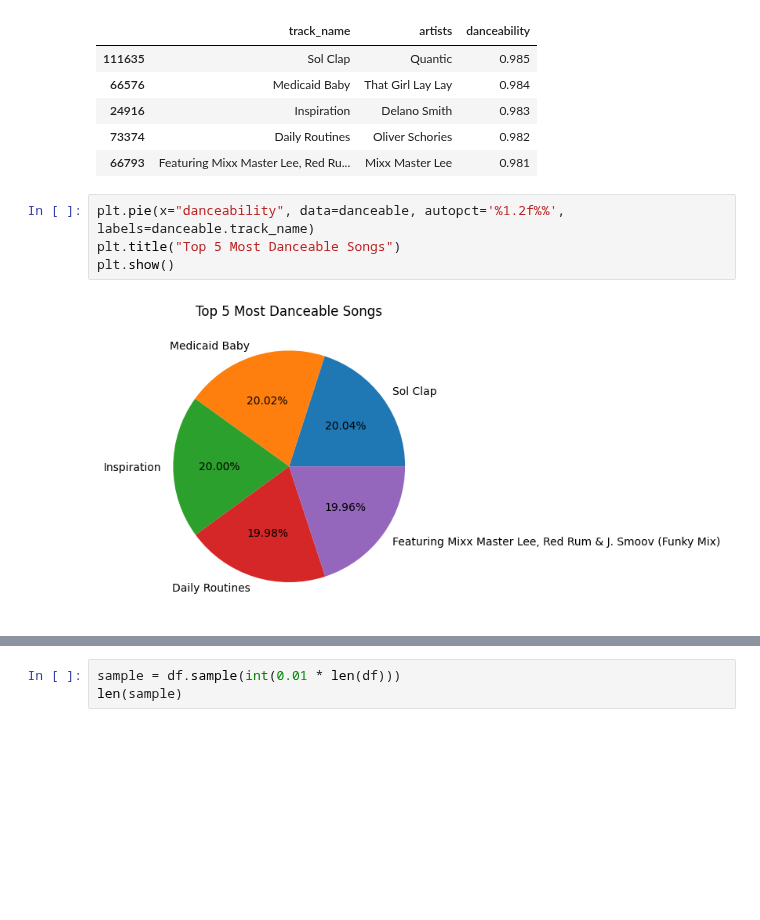
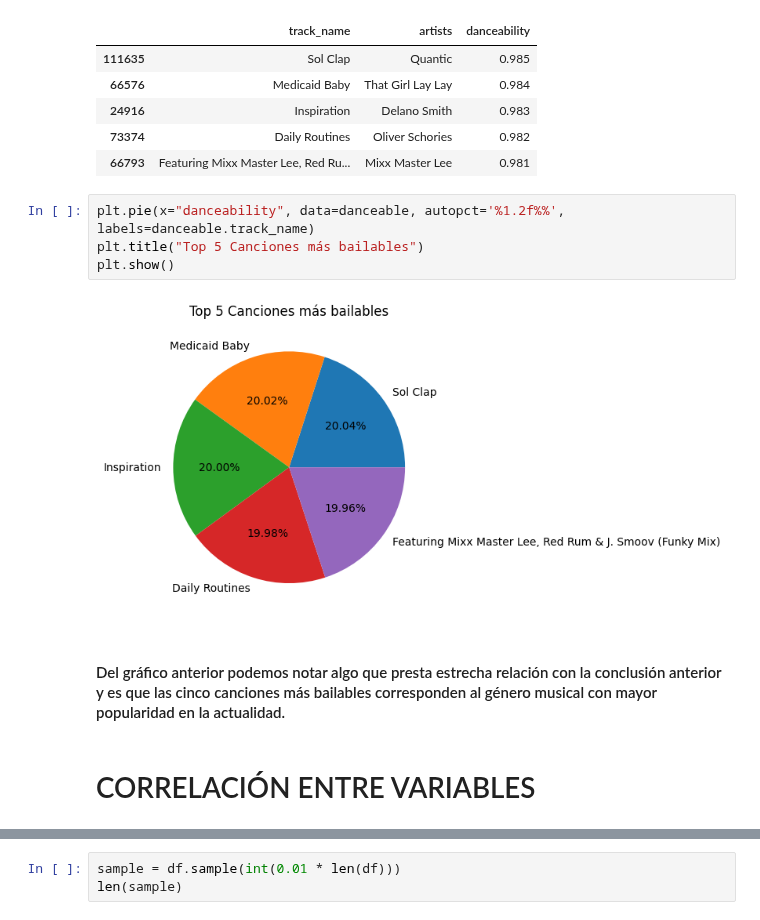
Before and after one commit to FacundoCardozo5/Nuevo-repo, a Jupyter notebook: notebooks/Proyecto_ParteIII_Cardozo.ipynb, the cells around one changed output, grey strips where cells are left out. Drawn from its saved outputs; the diff is of its cells as text; blank space fills up the shorter version.

```diff
--- a/notebooks/Proyecto_ParteIII_Cardozo.ipynb
+++ b/notebooks/Proyecto_ParteIII_Cardozo.ipynb
@@ -259,10 +279,14 @@ danceable
 | 66793 | Featuring Mixx Master Lee, Red Ru... | Mixx Master Lee | 0.981 |
 # %%
 plt.pie(x="danceability", data=danceable, autopct='%1.2f%%', labels=danceable.track_name)
-plt.title("Top 5 Most Danceable Songs")
+plt.title("Top 5 Canciones más bailables")
 plt.show()
 # %% [output]
-[figure, old version]
+[figure, new version]
+# %% [markdown]
+#### Del gráfico anterior podemos notar algo que presta estrecha relación con la conclusión anterior y es que las cinco canciones más bailables corresponden al género musical con mayor popularidad en la actualidad.
+# %% [markdown]
+# CORRELACIÓN ENTRE VARIABLES
 # %%
 df.describe()
 # %% [output]
```
Also changed, not shown: parts of 23 cells of this notebook.
